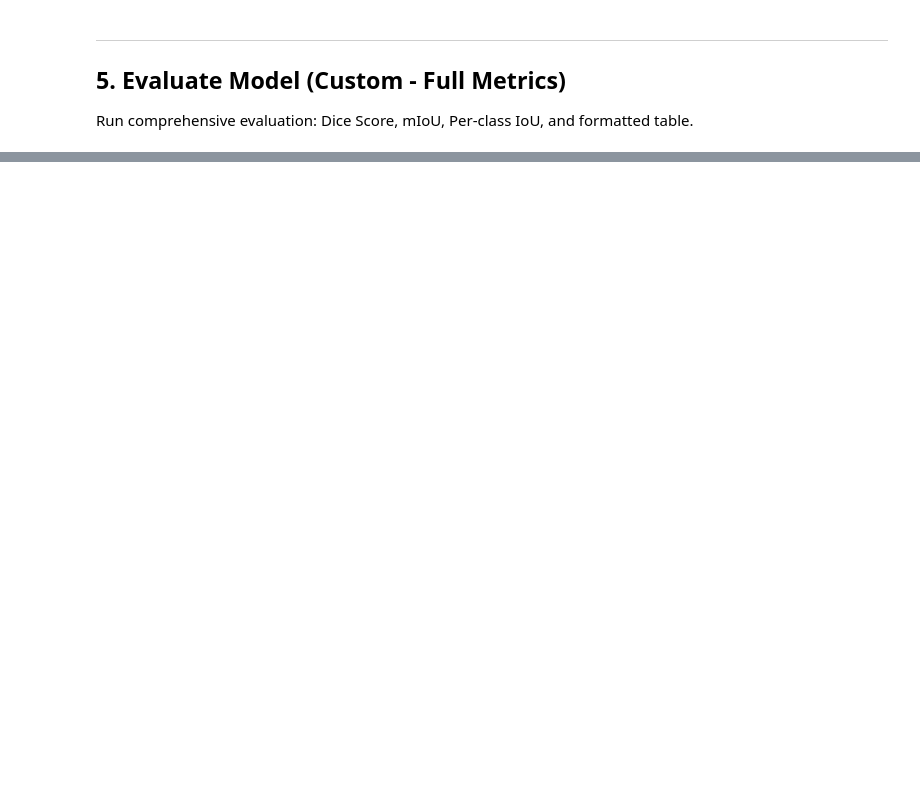
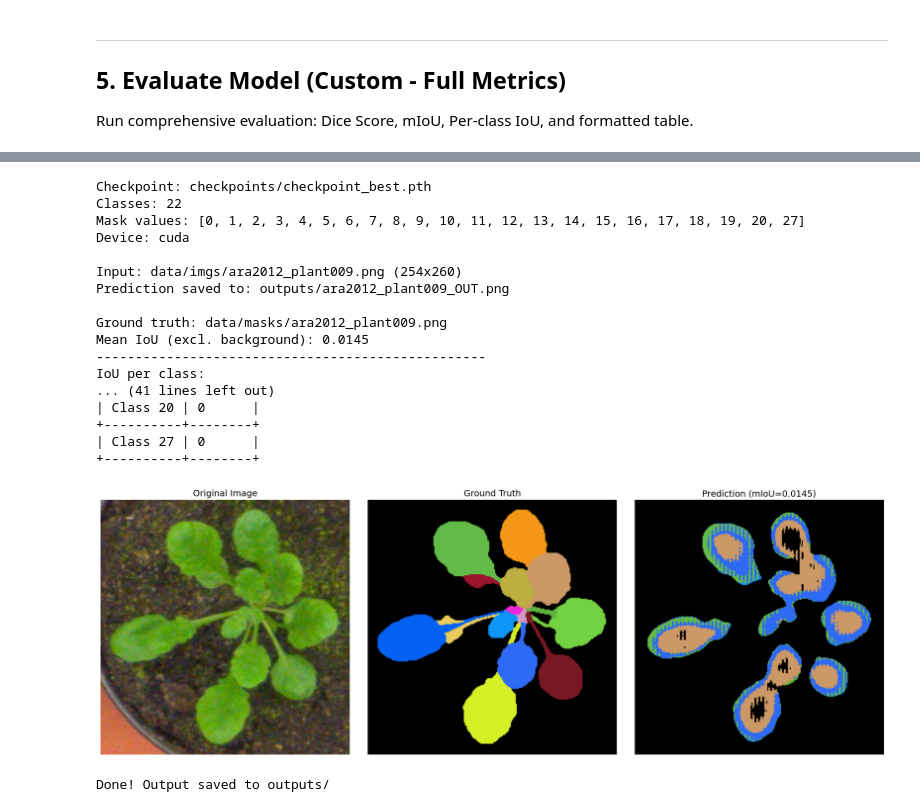
Before and after one commit to HaikalFK/segmentasi-unet, a Jupyter notebook: Colab_Training_Orchestrator.ipynb, the cells around one changed output, grey strips where cells are left out. Saved outputs shown, nothing was run; the diff lists cells and outputs as text; code cells hidden in the pictures; blank space fills up the shorter version.

```diff
--- a/Colab_Training_Orchestrator.ipynb
+++ b/Colab_Training_Orchestrator.ipynb
@@ -312,7 +448,7 @@ from unet import UNet
 
 # Config
 CHECKPOINT_PATH = 'checkpoints/checkpoint_best.pth'
-SAMPLE_IMAGE = 'data/imgs/ara2012_plant001.png'
+SAMPLE_IMAGE = 'data/imgs/ara2012_plant009.png'
 SCALE = 0.5
 BILINEAR = False
 OUTPUT_DIR = 'outputs'
@@ -434,30 +570,50 @@ if mask_path.exists():
 
     fig, axes = plt.subplots(1, 3, figsize=(18, 6))
     axes[0].imshow(img)
     axes[0].set_title('Original Image', fontsize=14)
     axes[0].axis('off')
 
     axes[1].imshow(true_rgb)
     axes[1].set_title(f'Ground Truth', fontsize=14)
     axes[1].axis('off')
 
     axes[2].imshow(pred_rgb)
     axes[2].set_title(f'Prediction (mIoU={mean_iou:.4f})', fontsize=14)
     axes[2].axis('off')
 
     plt.tight_layout()
     plt.show()
 else:
     fig, axes = plt.subplots(1, 2, figsize=(12, 6))
     axes[0].imshow(img)
     axes[0].set_title('Original Image', fontsize=14)
     axes[0].axis('off')
 
     axes[1].imshow(pred_rgb)
     axes[1].set_title('Prediction', fontsize=14)
     axes[1].axis('off')
 
     plt.tight_layout()
     plt.show()
 
 print(f'\nDone! Output saved to {OUTPUT_DIR}/')
+# %% [output]
+Checkpoint: checkpoints/checkpoint_best.pth
+Classes: 22
+Mask values: [0, 1, 2, 3, 4, 5, 6, 7, 8, 9, 10, 11, 12, 13, 14, 15, 16, 17, 18, 19, 20, 27]
+Device: cuda
+
+Input: data/imgs/ara2012_plant009.png (254x260)
+Prediction saved to: outputs/ara2012_plant009_OUT.png
+
+Ground truth: data/masks/ara2012_plant009.png
+Mean IoU (excl. background): 0.0145
+--------------------------------------------------
+IoU per class:
+... (41 lines left out)
+| Class 20 | 0      |
++----------+--------+
+| Class 27 | 0      |
++----------+--------+
+[figure, added]
+Done! Output saved to outputs/
```
Also changed, not shown: parts of 9 cells of this notebook.
